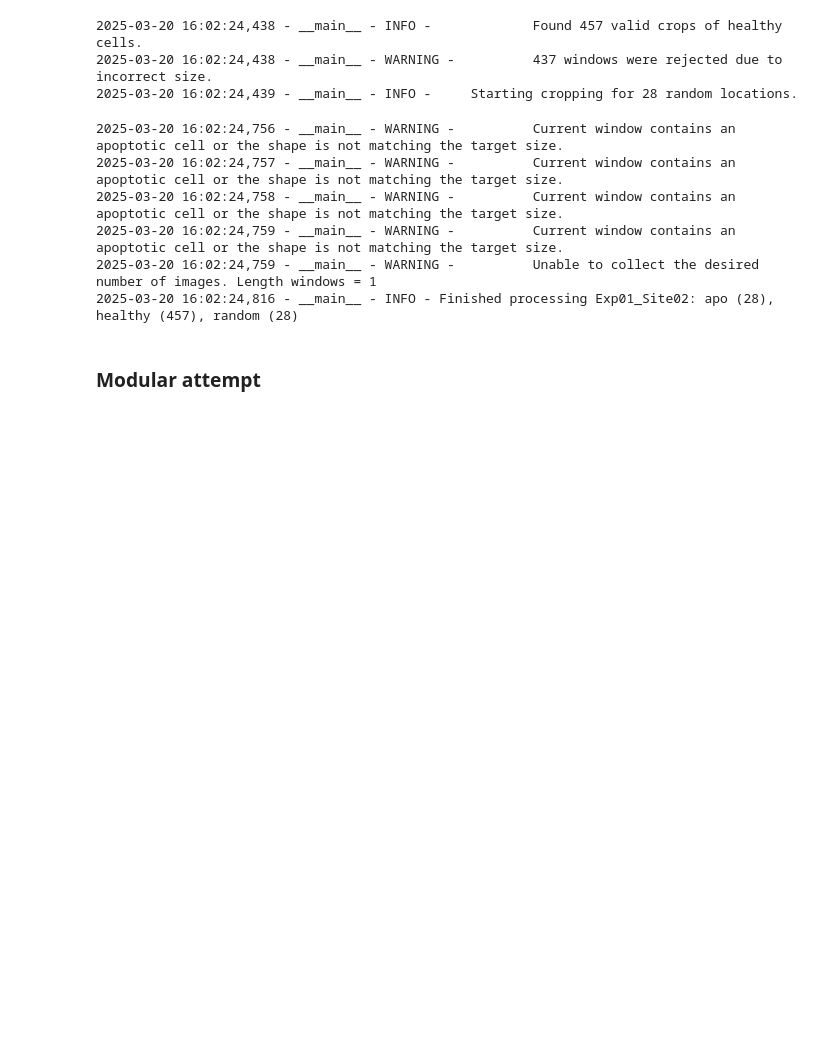
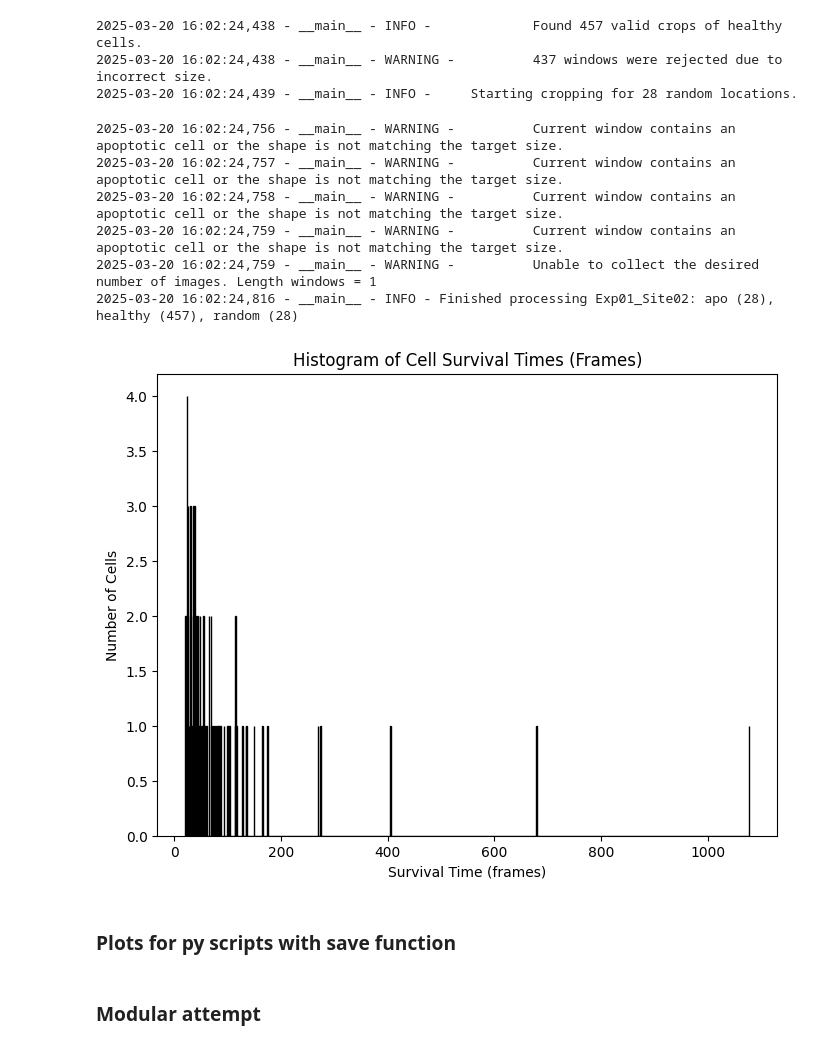
Before and after one commit to nezba00/apoDet, a Jupyter notebook: scripts/04_crop_windows.ipynb, the cells around one changed output. Saved outputs shown, nothing was run; the diff lists cells and outputs as text; code cells hidden in the pictures; blank space fills up the shorter version.

Commit message:
Fixes bugs and adds plots --> removes logging from function --> fixes bugs in function definitions --> adds remaining plots from main script into subscripts

```diff
--- a/scripts/04_crop_windows.ipynb
+++ b/scripts/04_crop_windows.ipynb
@@ -470,3 +469,17 @@ Valid Stack = True: acq_freq = 1
 2025-03-20 16:02:24,759 - __main__ - WARNING -          Current window contains an apoptotic cell or the shape is not matching the target size.
 2025-03-20 16:02:24,759 - __main__ - WARNING -          Unable to collect the desired number of images. Length windows = 1
 2025-03-20 16:02:24,816 - __main__ - INFO - Finished processing Exp01_Site02: apo (28), healthy (457), random (28)
+# %%
+# Option 1: Histogram of survival times in frames
+## This will not work really well for series with differing acquisition frequencies
+
+
+
+plt.figure(figsize=(8, 6))
+plt.hist(survival_times, bins=range(min(survival_times), max(survival_times)+2), edgecolor='black')
+plt.xlabel("Survival Time (frames)")
+plt.ylabel("Number of Cells")
+plt.title("Histogram of Cell Survival Times (Frames)")
+plt.show()
+# %% [output]
+[figure, added]
@@ -472,0 +508,2 @@ Valid Stack = True: acq_freq = 1
+# %% [markdown]
+### Plots for py scripts with save function
```
Also changed, not shown: parts of 5 cells of this notebook, 3 other files.
